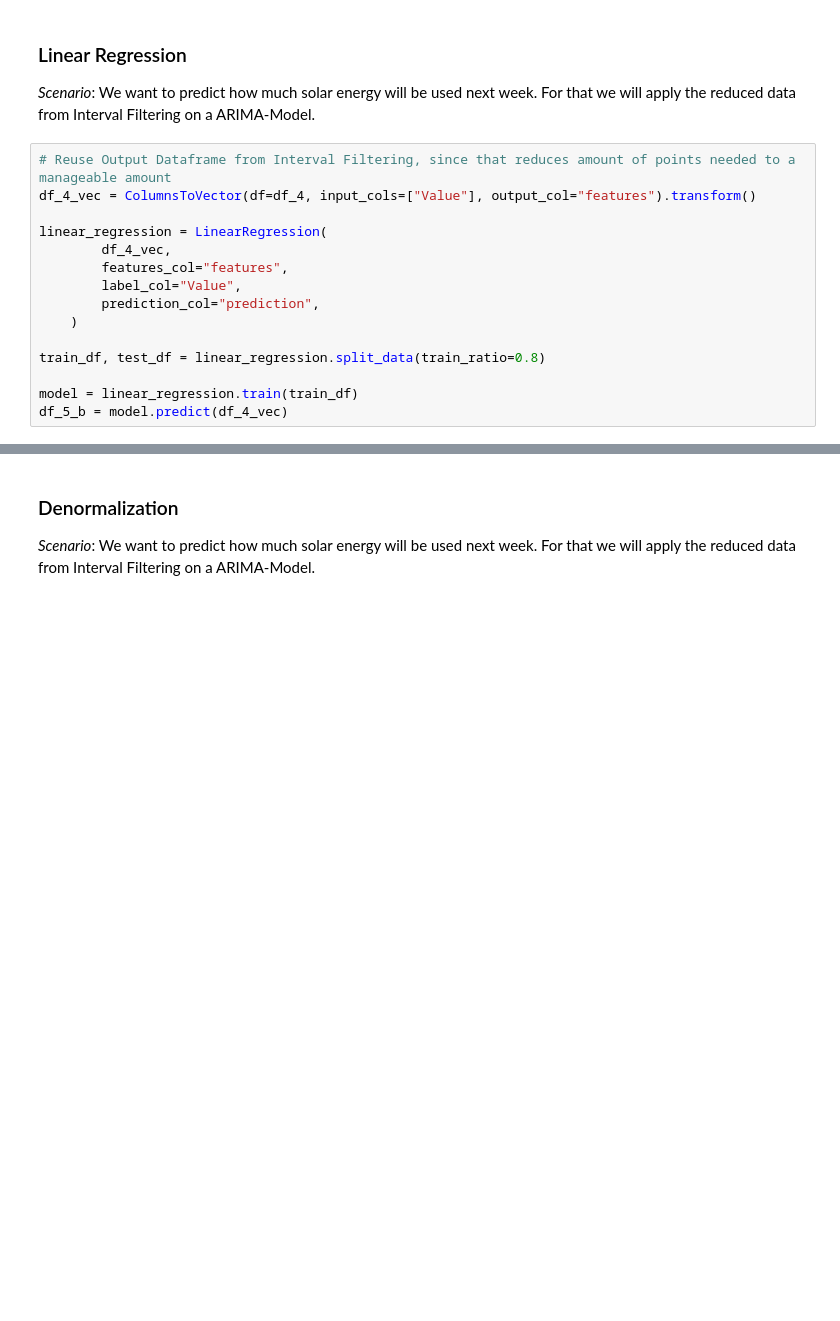
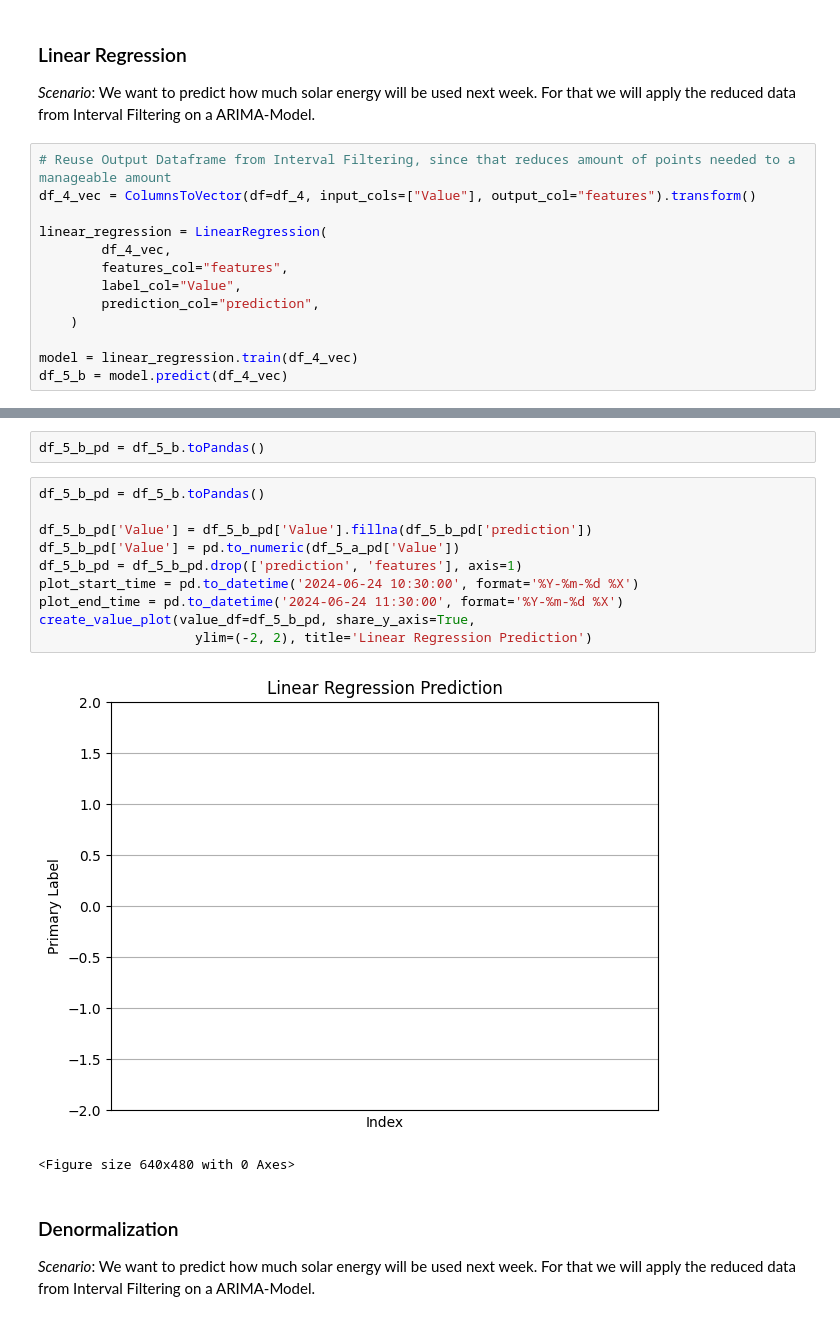
Before and after one commit to rtdip/core, a Jupyter notebook: notebook/pipeline_showcase.ipynb, the cells around one changed output, grey strips where cells are left out. Cells and saved outputs as stored; diff of their text form; blank space fills up the shorter version.

Commit message:
cleaned up draft more, each cell except for Linear Regression functions
Signed-off-by: Timm638 <Timm638@gmail.com>

```diff
--- a/notebook/pipeline_showcase.ipynb
+++ b/notebook/pipeline_showcase.ipynb
@@ -196,7 +202,5 @@ linear_regression = LinearRegression(
         prediction_col="prediction",
     )
 
-train_df, test_df = linear_regression.split_data(train_ratio=0.8)
-
-model = linear_regression.train(train_df)
+model = linear_regression.train(df_4_vec)
 df_5_b = model.predict(df_4_vec)
@@ -203,3 +209,18 @@ df_5_b = model.predict(df_4_vec)
+# %%
+df_5_b_pd = df_5_b.toPandas()
+# %%
+df_5_b_pd = df_5_b.toPandas()
+
+df_5_b_pd['Value'] = df_5_b_pd['Value'].fillna(df_5_b_pd['prediction'])
+df_5_b_pd['Value'] = pd.to_numeric(df_5_a_pd['Value'])
+df_5_b_pd = df_5_b_pd.drop(['prediction', 'features'], axis=1)
+plot_start_time = pd.to_datetime('2024-06-24 10:30:00', format='%Y-%m-%d %X')
+plot_end_time = pd.to_datetime('2024-06-24 11:30:00', format='%Y-%m-%d %X')
+create_value_plot(value_df=df_5_b_pd, share_y_axis=True,
+                    ylim=(-2, 2), title='Linear Regression Prediction')
+# %% [output]
+[figure, added]
+<Figure size 640x480 with 0 Axes>
 # %% [markdown]
 ### Denormalization
 *Scenario*:
```
Also changed, not shown: parts of 4 cells of this notebook.
